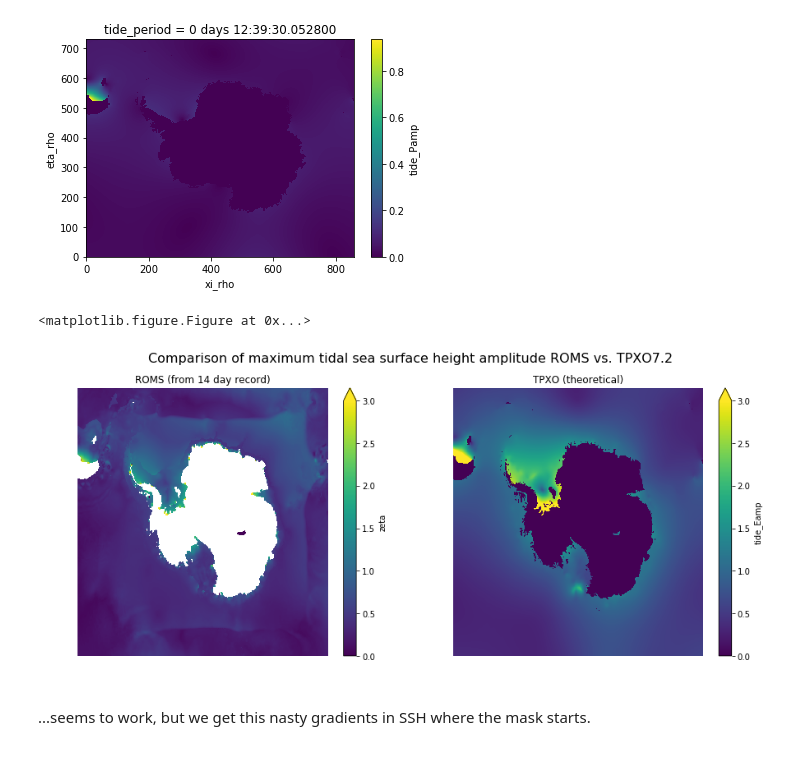
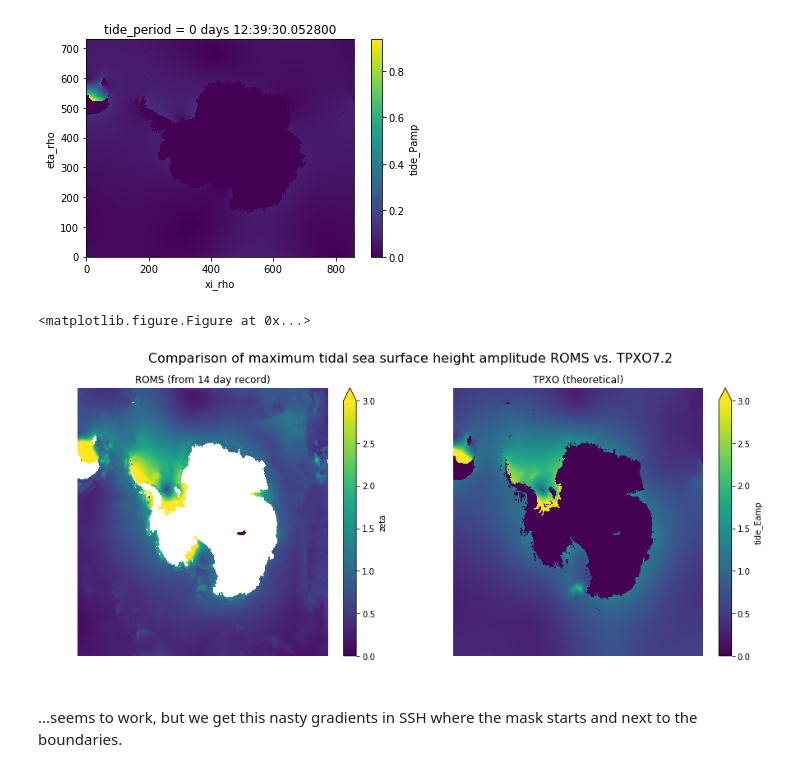
Before and after one commit to kuechenrole/tidal_melting, a Jupyter notebook: notebooks/0.3-kuechenrole-tides_evaluation.ipynb, the cells around one changed output. Drawn from its saved outputs; the diff is of its cells as text; code cells hidden in the pictures.

Commit message:
added on shelf stratification; looked into tidal masking ice shelves effect, started to implement grid tuning

```diff
--- a/notebooks/0.3-kuechenrole-tides_evaluation.ipynb
+++ b/notebooks/0.3-kuechenrole-tides_evaluation.ipynb
@@ -162,24 +163,24 @@ pott_ds.to_netcdf(out_path,'w')
 # %%
 #look at results
 file_path = os.path.join(os.pardir,'data','raw','waom10_tidal_mask','ocean_his_0001.nc')
 ds_tm = xr.open_dataset(file_path)
 
 # calculate maximum anomaly of the free surface height compared to the 14 day mean
-roms_ampl_max = ds_tm.zeta[0:48].max('ocean_time')-ds_tm.zeta[0:48].mean('ocean_time')
+roms_ampl_max = ds_tm.zeta.max('ocean_time')-ds_tm.zeta.mean('ocean_time')
 
 # plot against tpxo as before
 plt.clf()
 fig,(ax1,ax2) = plt.subplots(ncols=2,figsize=(15,6))
 fig.suptitle('Comparison of maximum tidal sea surface height amplitude ROMS vs. TPXO7.2',fontsize=16)
-roms_ampl_max.plot(ax=ax1,vmax=3)
+roms_ampl_max.fillna(0).plot(ax=ax1,vmax=3)
 ax1.set_title('ROMS (from 14 day record)')
 ax1.axis('off')
 tpxo_ampl_max.tide_Eamp.plot(ax=ax2,vmax=3)
 ax2.set_title('TPXO (theoretical)')
 ax2.axis('off')
 plt.show()
 # %% [output]
 <matplotlib.figure.Figure at 0x...>
-[figure, old version]
+[figure, new version]
 # %% [markdown]
-...seems to work, but we get this nasty gradients in SSH where the mask starts.
+...seems to work, but we get this nasty gradients in SSH where the mask starts and next to the boundaries.
```
Also changed, not shown: parts of 4 cells of this notebook, 2 other files.
